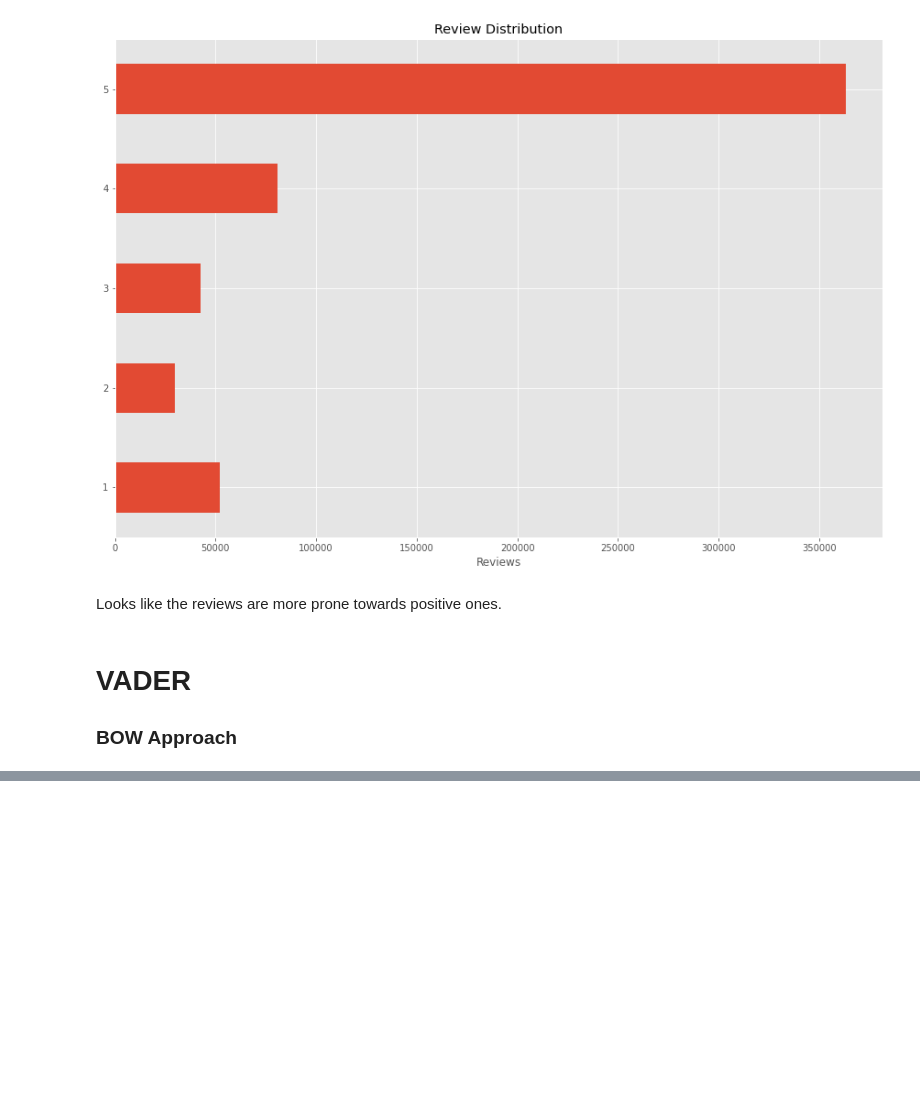
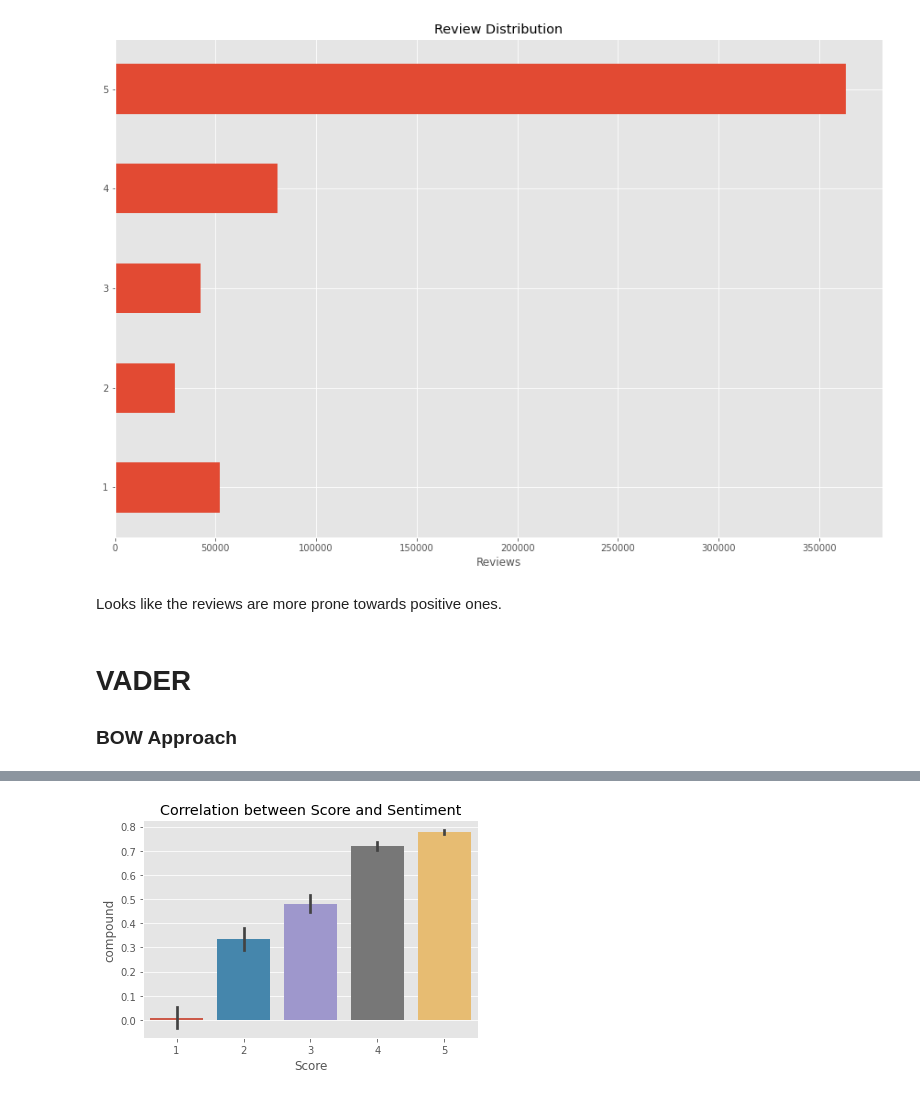
Before and after one commit to ultragorira/AI_and_ML, a Jupyter notebook: HuggingFace/Sentiment_Analysis/RoBERTA.ipynb, the cells around one changed output, grey strips where cells are left out. Drawn from its saved outputs; the diff is of its cells as text; code cells hidden in the pictures; blank space fills up the shorter version.

```diff
--- a/HuggingFace/Sentiment_Analysis/RoBERTA.ipynb
+++ b/HuggingFace/Sentiment_Analysis/RoBERTA.ipynb
@@ -47,8 +47,4 @@ Looks like the reviews are more prone towards positive ones.
 # %%
 sid = SIA()
 # %%
-df_vader = df.head(500)
+df_vader = df.head(10000).copy()
-# %%
-def sentiment_vader(df_vader):
-  result =  pd.DataFrame.from_dict(sid.polarity_scores(df_vader['Text']), orient='index').T
-  return result
@@ -60,2 +51,10 @@ pd.DataFrame.from_dict(sid.polarity_scores(df['Text'][0]), orient='index').T
+# %%
+def sentiment_vader(df_vader):
+  result =  sid.polarity_scores(df_vader['Text'])
+  df_vader['neu'] = result['neu']
+  df_vader['pos'] = result['pos']
+  df_vader['neg'] = result['neg']
+  df_vader['compound'] = result['compound']
+  return df_vader
 # %%
-df["results"] = df_vader.apply(sentiment_vader, axis=1)
+df_vader = df_vader.apply(sentiment_vader, axis=1)
@@ -71,0 +70,6 @@ array([[568454, 'B001LR2CU2', 'A3LGQPJCZVL9UC', 'srfell17', 0, 0, 5,
+# %%
+ax = sns.barplot(data=df_vader, x='Score', y='compound')
+ax.set_title('Correlation between Score and Sentiment')
+plt.show()
+# %% [output]
+[figure, added]
```
Also changed, not shown: parts of 7 cells of this notebook.
